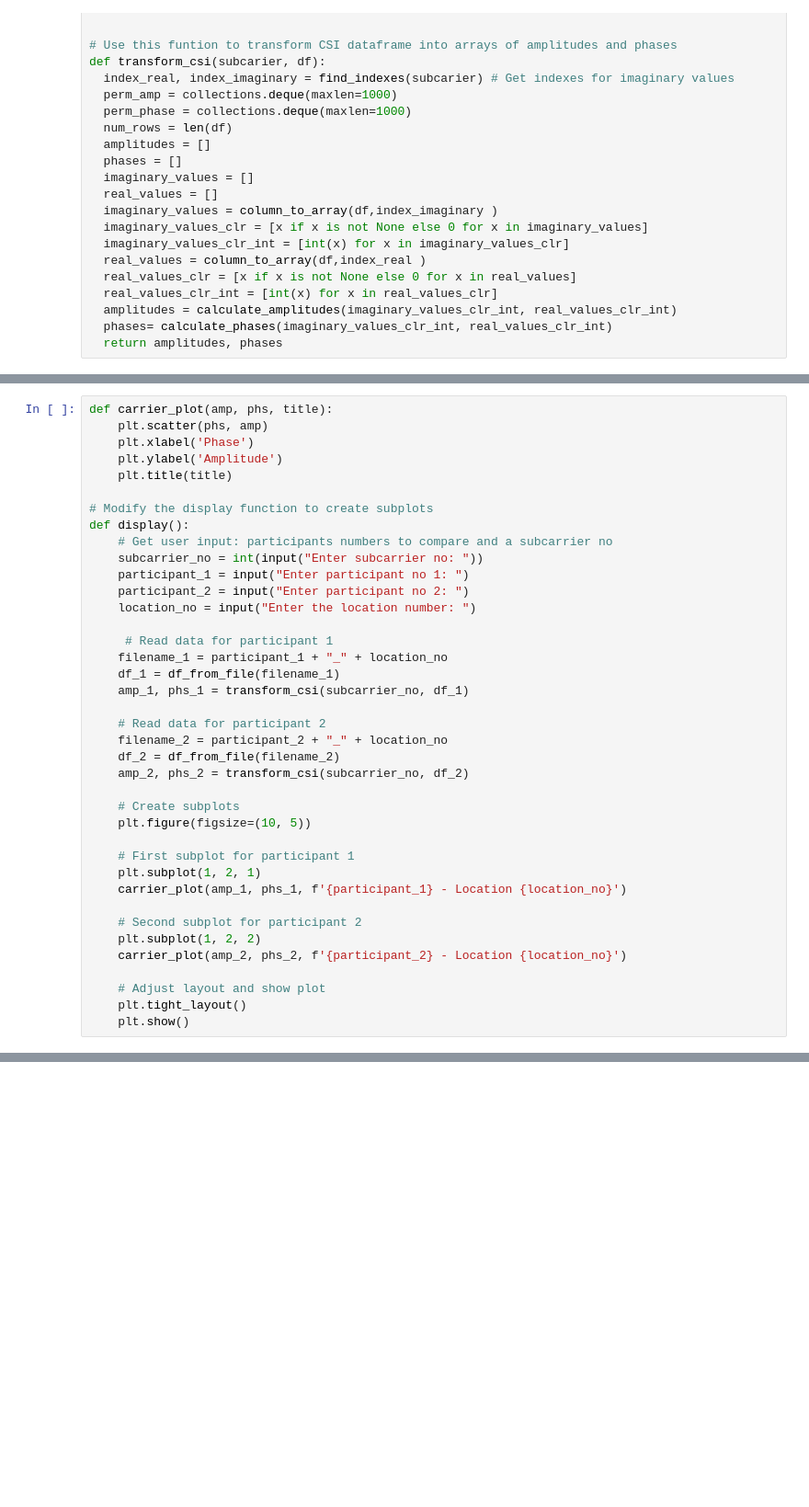
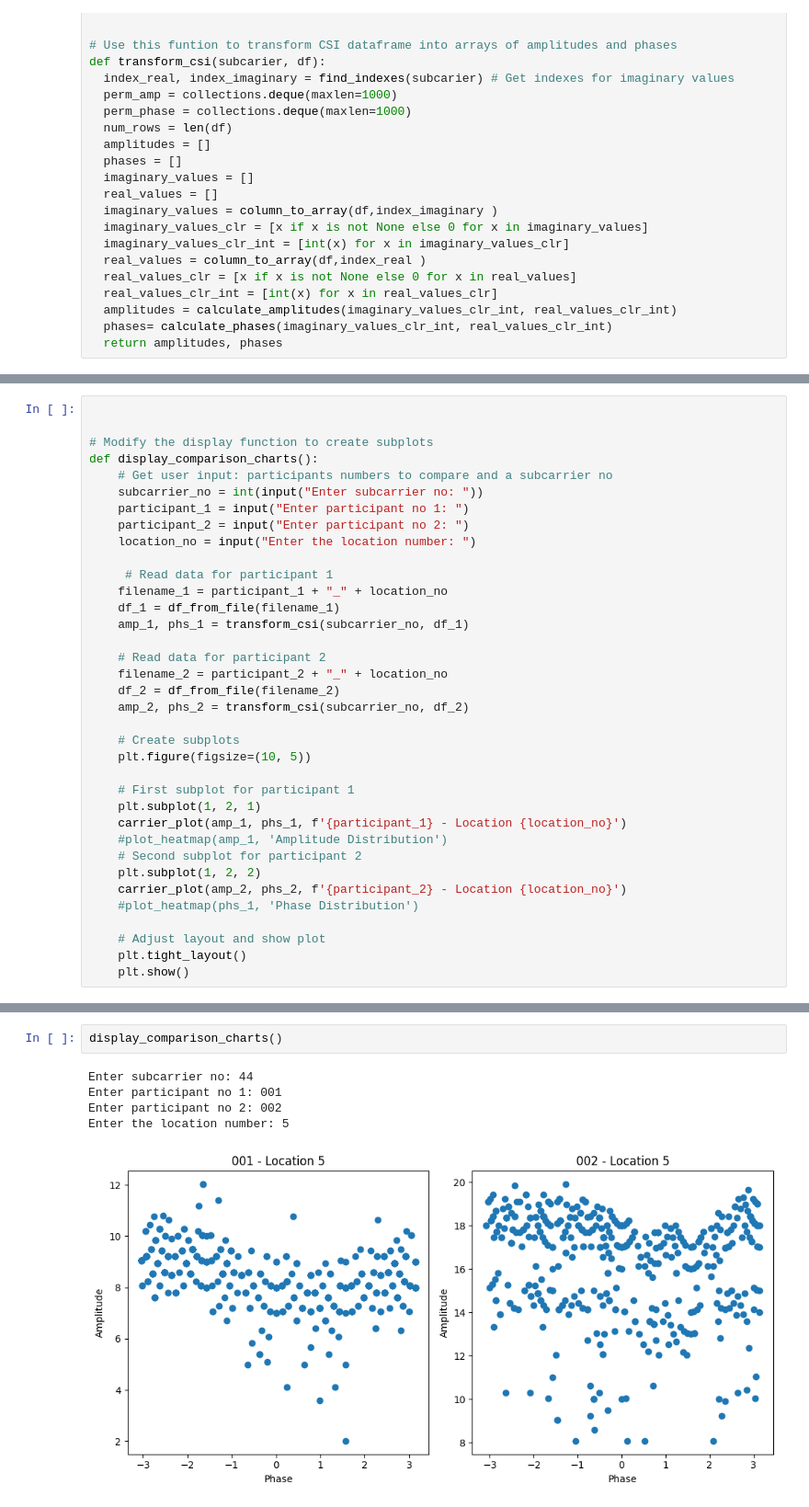
Before and after one commit to MilixUK/AssemblerExample, a Jupyter notebook: Stacked_plot_v1.ipynb, the cells around one changed output, grey strips where cells are left out. Shown at 92% size. Saved outputs shown, nothing was run; the diff lists cells and outputs as text; blank space fills up the shorter version.

```diff
--- a/Stacked_plot_v1.ipynb
+++ b/Stacked_plot_v1.ipynb
@@ -91,12 +107,8 @@ def transform_csi(subcarier, df):
 # %%
-def carrier_plot(amp, phs, title):
-    plt.scatter(phs, amp)
-    plt.xlabel('Phase')
-    plt.ylabel('Amplitude')
-    plt.title(title)
+
 
 # Modify the display function to create subplots
-def display():
+def display_comparison_charts():
     # Get user input: participants numbers to compare and a subcarrier no
     subcarrier_no = int(input("Enter subcarrier no: "))
     participant_1 = input("Enter participant no 1: ")
@@ -119,10 +131,11 @@ def display():
     # First subplot for participant 1
     plt.subplot(1, 2, 1)
     carrier_plot(amp_1, phs_1, f'{participant_1} - Location {location_no}')
-
+    #plot_heatmap(amp_1, 'Amplitude Distribution')
     # Second subplot for participant 2
     plt.subplot(1, 2, 2)
     carrier_plot(amp_2, phs_2, f'{participant_2} - Location {location_no}')
+    #plot_heatmap(phs_1, 'Phase Distribution')
 
     # Adjust layout and show plot
     plt.tight_layout()
@@ -145,0 +143,8 @@ Enter the location number: 4
+# %%
+display_comparison_charts()
+# %% [output]
+Enter subcarrier no: 44
+Enter participant no 1: 001
+Enter participant no 2: 002
+Enter the location number: 5
+[figure, added]
```
Also changed, not shown: parts of 9 cells of this notebook.
